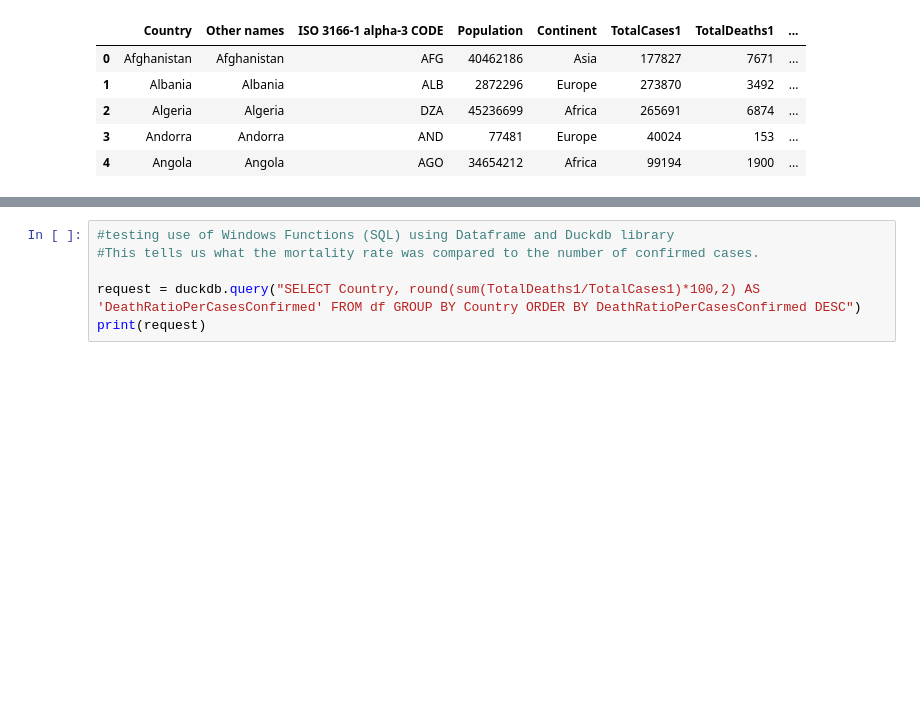
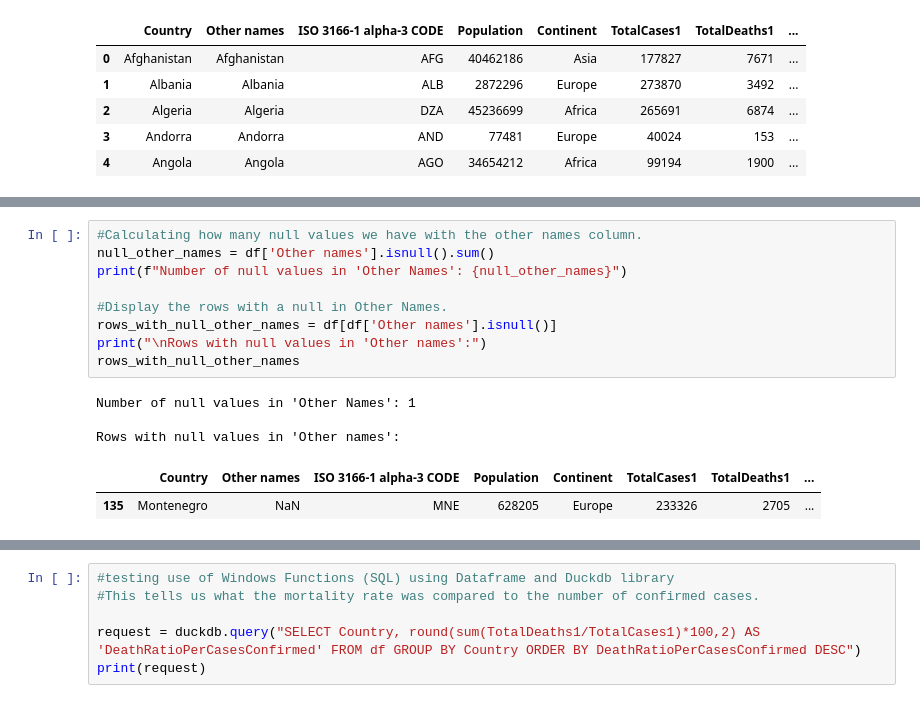
Before and after one commit to Mark4815/Covid19-Data_Data_Cleaning_and_Query, a Jupyter notebook: SQLAnalysis_Covid.ipynb, the cells around one changed output, grey strips where cells are left out. Cells and saved outputs as stored; diff of their text form; blank space fills up the shorter version.

```diff
--- a/SQLAnalysis_Covid.ipynb
+++ b/SQLAnalysis_Covid.ipynb
@@ -26,0 +53,15 @@ df.head()
+# %%
+#Calculating how many null values we have with the other names column.
+null_other_names = df['Other names'].isnull().sum()
+print(f"Number of null values in 'Other Names': {null_other_names}")
+
+#Display the rows with a null in Other Names.
+rows_with_null_other_names = df[df['Other names'].isnull()]
+print("\nRows with null values in 'Other names':")
+rows_with_null_other_names
+# %% [output]
+Number of null values in 'Other Names': 1
+
+Rows with null values in 'Other names':
+|  | Country | Other names | ISO 3166-1 alpha-3 CODE | Population | Continent | TotalCases1 | TotalDeaths1 | ... |
+| 135 | Montenegro | NaN | MNE | 628205 | Europe | 233326 | 2705 | ... |
```
Also changed, not shown: parts of 14 cells of this notebook.
